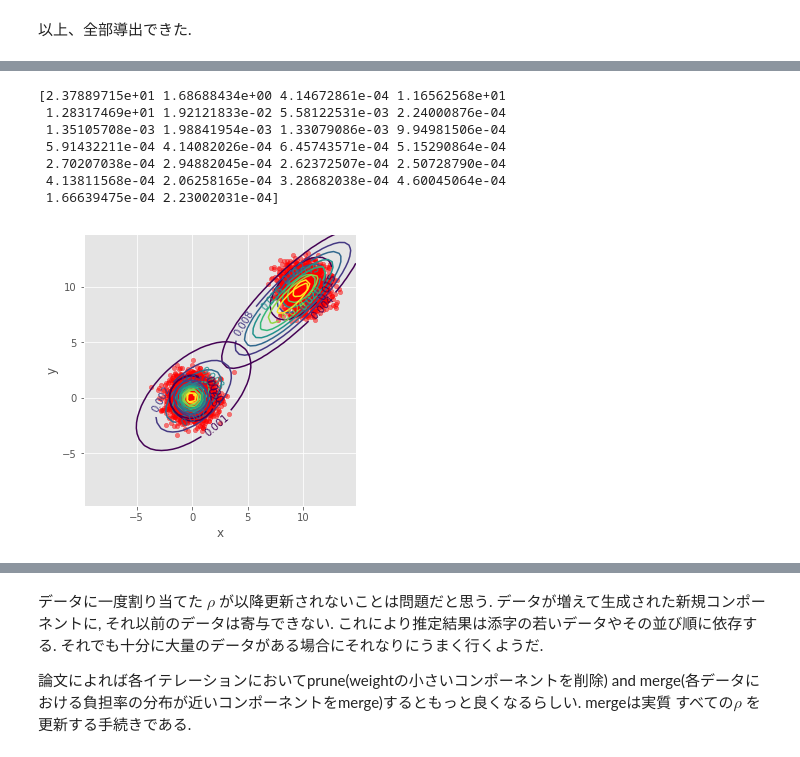
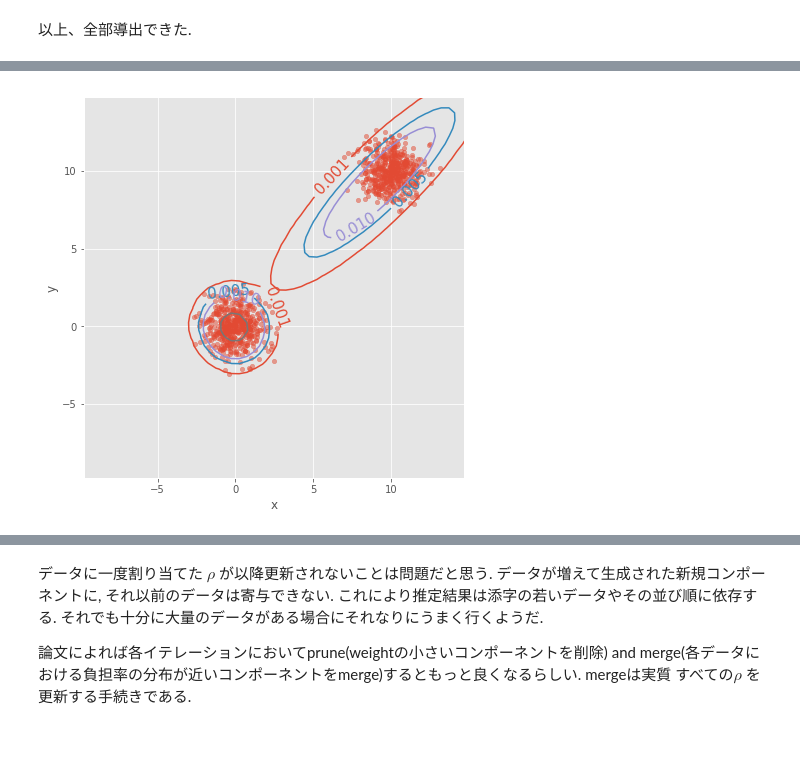
Before and after one commit to kazufusa/til, a Jupyter notebook: 20180826_Lin_2013/readme.ipynb, the cells around one changed output, grey strips where cells are left out. Saved outputs shown, nothing was run; the diff lists cells and outputs as text; code cells hidden in the pictures.

```diff
--- a/20180826_Lin_2013/readme.ipynb
+++ b/20180826_Lin_2013/readme.ipynb
@@ -416,13 +317,11 @@ init()
 # PDF of student's t distribution
 def t_pdf(x, m, Lambda, df):
     D = len(m)
-    if len(x) != D:
-        m = m.reshape(D, 1)
-        x = x.T
+    m = m.reshape(D, 1)
+    x = x.T
 
     return np.diag(
-        sp.special.gamma(D/2. + df/2.) /
-        sp.special.gamma(df/2.) *
+        np.exp(sp.special.loggamma(D/2. + df/2.) - sp.special.loggamma(df/2.)) *
         np.power(np.linalg.det(Lambda), 1/2.) /
         np.power(np.pi * df, D/2.) *
         np.power(1 + (x-m).T@Lambda@(x-m)/df, -(D+df)/2.)
@@ -529,0 +456,16 @@ pd.DataFrame(x[:, 0].reshape(1, D), columns=['x', 'y']) \
+# %%
+print(f'Component count: {K}')
+np.set_printoptions(suppress=True)
+print(f'Component weights: \n{rho.sum(axis=0)[0:K]/N}')
+np.set_printoptions(suppress=False)
+print(f'mu_k[0]: {mu_k[0].tolist()}')
+print(f'mu_k[2]: {mu_k[1].tolist()}')
+
+ax = X.plot(kind='scatter', x='x', y='y', color='red', alpha=0.5, label='data')
+pd.DataFrame(
+    mu_k.reshape(100, 2)[0:K], columns=['x','y']
+).plot(kind='scatter', x='x', y='y', ax=ax, label='center of components').set_aspect('equal')
+ax.set_xlim(-4, 14)
+ax.set_ylim(-4, 14)
+ax.set_xticks(np.arange(-4, 16, 2));
+ax.set_yticks(np.arange(-4, 16, 2));
@@ -530,6 +486,4 @@ pd.DataFrame(x[:, 0].reshape(1, D), columns=['x', 'y']) \
 # %%
-## fig, ax = plt.subplots(ncols=1, figsize=(9, 7))
-
 def plot(x=pd.DataFrame()):
     delta = 0.5
     xrange = np.array([-10, 15])
@@ -539,16 +493,19 @@ def plot(x=pd.DataFrame()):
     gxx, gyy = np.meshgrid(gx, gy)
     gxgy = np.c_[gxx.ravel(), gyy.ravel()]
 
-    fig, ax = plt.subplots(ncols=1, figsize=(5, 5))
+    zz = 0
     for k in range(K):
-        zz = t_pdf(
+        w = rho[0:i, k].sum() / N
+        if w < 1e-3: continue
+        zz += w * t_pdf(
             gxgy,
             mu_k[k],
             beta_k[k] * (nu_k[k] + 1 - D) * W_k[k] / (1 + beta_k[k]),
             (nu_k[k] + 1 - D)
         )
 
-        cs = ax.contour(gxx, gyy, zz.reshape(len(gx), len(gy)))
-        plt.clabel(cs, inline=1, fontsize=10)
+    fig, ax = plt.subplots(ncols=1, figsize=(7, 7))
+    cs = ax.contour(gxx, gyy, zz.reshape(len(gx), len(gy)), levels=[0.001, 0.005, 0.01, 0.05], colors=colors)
+    plt.clabel(cs, inline=1, fontsize=15)
     if not x.empty:
-        x.plot(kind='scatter', x='x', y='y', ax=ax, color='red', alpha=0.5).set_aspect('equal')
+        x.plot(kind='scatter', x='x', y='y', ax=ax, c=colors[0], alpha=0.5).set_aspect('equal')
@@ -609,15 +512,4 @@ pd.DataFrame(mu_k.reshape(100, 2)[0:K], columns=['x','y']).plot(kind='scatter',
-# %%
-print(rho.sum(axis=0)[0:K]/100)
-# %% [output]
-[2.37889715e+01 1.68688434e+00 4.14672861e-04 1.16562568e+01
- 1.28317469e+01 1.92121833e-02 5.58122531e-03 2.24000876e-04
- 1.35105708e-03 1.98841954e-03 1.33079086e-03 9.94981506e-04
- 5.91432211e-04 4.14082026e-04 6.45743571e-04 5.15290864e-04
- 2.70207038e-04 2.94882045e-04 2.62372507e-04 2.50728790e-04
- 4.13811568e-04 2.06258165e-04 3.28682038e-04 4.60045064e-04
- 1.66639475e-04 2.23002031e-04]
 # %%
-K = 5
-plot(pd.DataFrame(x[:, 0:i].T, columns=['x', 'y']))
+plot(pd.DataFrame(x.T, columns=['x', 'y']))
 # %% [output]
-[figure, old version]
+[figure, new version]
```
Also changed, not shown: parts of 47 cells of this notebook, 1 other file.
